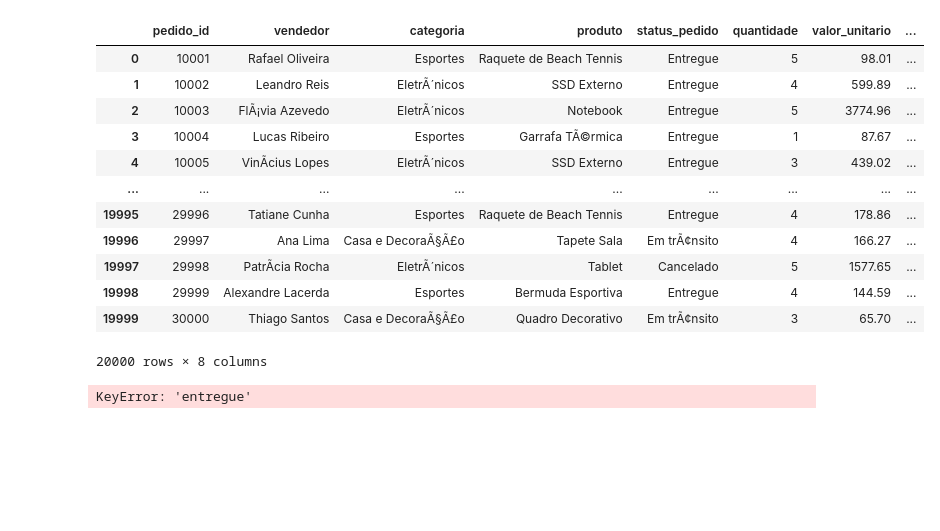
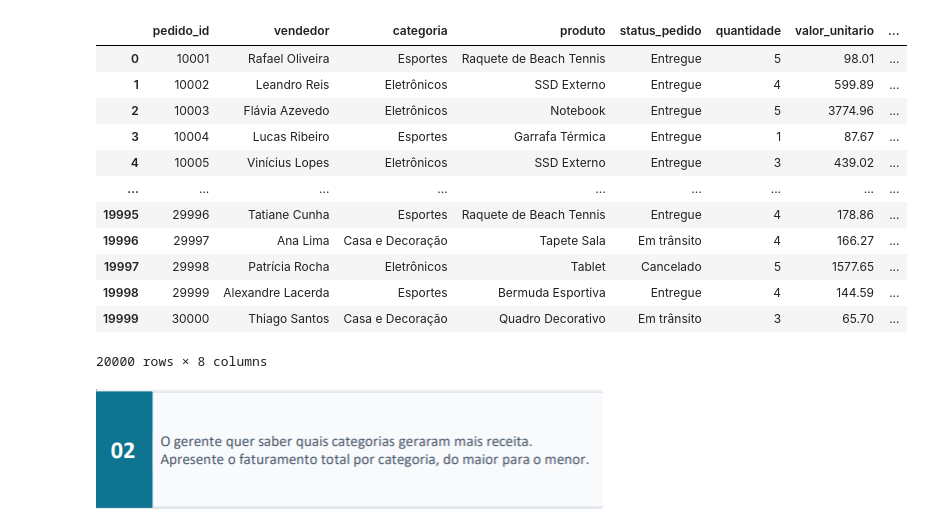
Before and after one commit to jonatanscarvalho/senac_UC2, a Jupyter notebook: primeiro.ipynb, the cells around one changed output. Saved outputs shown, nothing was run; the diff lists cells and outputs as text; code cells hidden in the pictures; blank space fills up the shorter version.

```diff
--- a/primeiro.ipynb
+++ b/primeiro.ipynb
@@ -3,32 +5,19 @@ import pandas as pd
 # %%
-dados ='pedidos_narashop.csv'
-
-df = pd.read_csv(dados, encoding= 'latin1', sep= ';')
+df=pd.read_csv('pedidos_narashop.csv',sep=';')
 df
 # %% [output]
 |  | pedido_id | vendedor | categoria | produto | status_pedido | quantidade | valor_unitario | ... |
 | 0 | 10001 | Rafael Oliveira | Esportes | Raquete de Beach Tennis | Entregue | 5 | 98.01 | ... |
-| 1 | 10002 | Leandro Reis | EletrÃ´nicos | SSD Externo | Entregue | 4 | 599.89 | ... |
-| 2 | 10003 | FlÃ¡via Azevedo | EletrÃ´nicos | Notebook | Entregue | 5 | 3774.96 | ... |
-| 3 | 10004 | Lucas Ribeiro | Esportes | Garrafa TÃ©rmica | Entregue | 1 | 87.67 | ... |
-| 4 | 10005 | VinÃ­cius Lopes | EletrÃ´nicos | SSD Externo | Entregue | 3 | 439.02 | ... |
+| 1 | 10002 | Leandro Reis | Eletrônicos | SSD Externo | Entregue | 4 | 599.89 | ... |
+| 2 | 10003 | Flávia Azevedo | Eletrônicos | Notebook | Entregue | 5 | 3774.96 | ... |
+| 3 | 10004 | Lucas Ribeiro | Esportes | Garrafa Térmica | Entregue | 1 | 87.67 | ... |
+| 4 | 10005 | Vinícius Lopes | Eletrônicos | SSD Externo | Entregue | 3 | 439.02 | ... |
 | ... | ... | ... | ... | ... | ... | ... | ... | ... |
 | 19995 | 29996 | Tatiane Cunha | Esportes | Raquete de Beach Tennis | Entregue | 4 | 178.86 | ... |
-| 19996 | 29997 | Ana Lima | Casa e DecoraÃ§Ã£o | Tapete Sala | Em trÃ¢nsito | 4 | 166.27 | ... |
-| 19997 | 29998 | PatrÃ­cia Rocha | EletrÃ´nicos | Tablet | Cancelado | 5 | 1577.65 | ... |
+| 19996 | 29997 | Ana Lima | Casa e Decoração | Tapete Sala | Em trânsito | 4 | 166.27 | ... |
+| 19997 | 29998 | Patrícia Rocha | Eletrônicos | Tablet | Cancelado | 5 | 1577.65 | ... |
 | 19998 | 29999 | Alexandre Lacerda | Esportes | Bermuda Esportiva | Entregue | 4 | 144.59 | ... |
-| 19999 | 30000 | Thiago Santos | Casa e DecoraÃ§Ã£o | Quadro Decorativo | Em trÃ¢nsito | 3 | 65.70 | ... |
+| 19999 | 30000 | Thiago Santos | Casa e Decoração | Quadro Decorativo | Em trânsito | 3 | 65.70 | ... |
 20000 rows × 8 columns
-# %%
-df_status_pedido_entregue= df.groupby('entregue')['status_pedido'].sum().reset_index()
-df_status_pedido_entregue = df_status_pedido_entregue.sort_values(by= 'status_pedido', ascending=False)
-df_status_pedido_entregue
-
-
-
-
-df_furto_celular_cisp = df.groupby('cisp')['furto_celular'].sum().reset_index()
-df_furto_celular_cisp = df_furto_celular_cisp.sort_values(by= 'furto_celular', ascending=False)
-df_furto_celular_cisp
-# %% [output]
-KeyError: 'entregue'
+# %% [markdown]
+![image.png](attachment:image.png)
```
Also changed, not shown: parts of 14 cells of this notebook, 4 other files.
